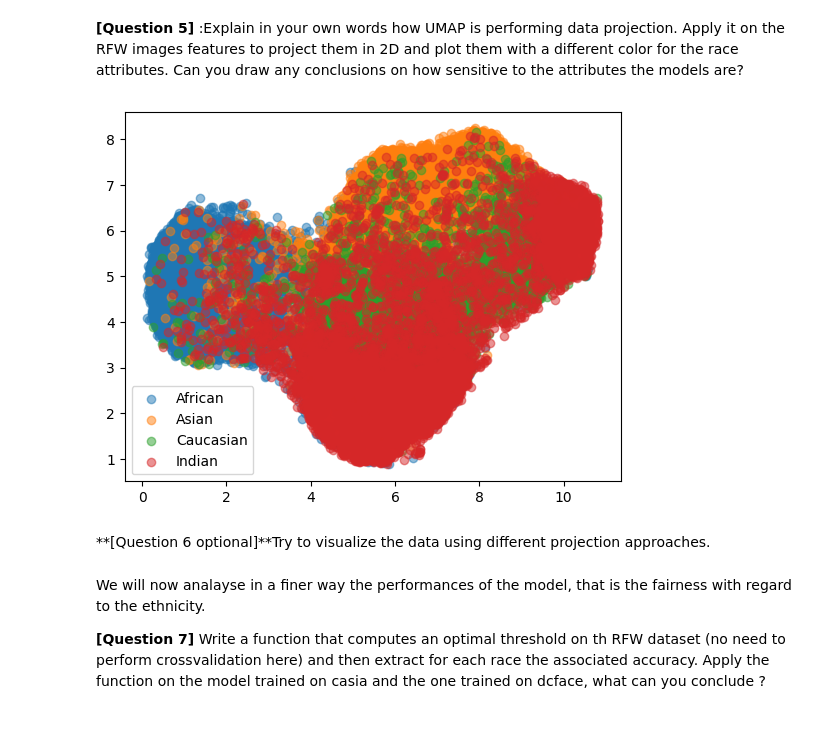
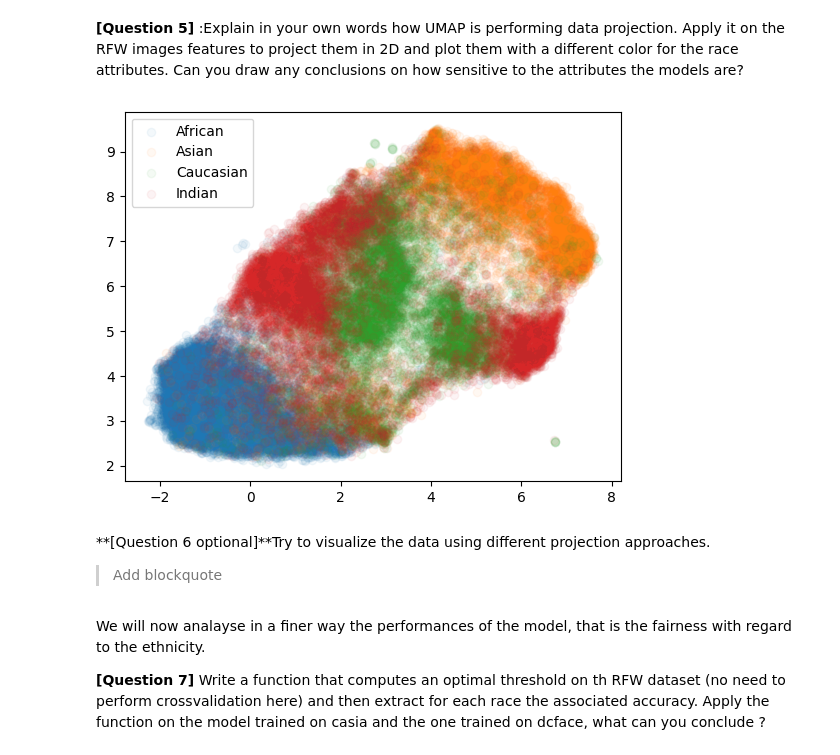
Before and after one commit to Carda01/fairness_ai, a Jupyter notebook: practical_fairness_in_ai_local_part3_Alfio_Cardillo.ipynb, the cells around one changed output. Drawn from its saved outputs; the diff is of its cells as text; code cells hidden in the pictures; blank space fills up the shorter version.

```diff
--- a/practical_fairness_in_ai_local_part3_Alfio_Cardillo.ipynb
+++ b/practical_fairness_in_ai_local_part3_Alfio_Cardillo.ipynb
@@ -924,6 +1025,21 @@ data_loader = torch.utils.data.DataLoader(image_set, batch_size=128, shuffle=Fal
+# %%
+import numpy as np
+
+# Load the data back
+data = np.load('rfw_features.npz')
+
+# Extract the arrays
+features_dc = data['features_dc']
+features_casia = data['features_casia']
+race_labels = data['race_labels']
+
+print("Data loaded successfully.")
+print(f"DC Features shape: {features_dc.shape}")
+print(f"CASIA Features shape: {features_casia.shape}")
+print(f"Race Labels shape: {race_labels.shape}")
 # %%
-features = None
-races = None
+features = features_casia
+races = race_labels
 # %%
 !pip install umap-learn
 # %% [output]
@@ -952,12 +1068,14 @@ reducer = umap.UMAP()
 projected_embeddings = reducer.fit_transform(features)
 # %%
 for label in np.unique(races):
-    plt.scatter(projected_embeddings[races == label, 0], projected_embeddings[races== label, 1], label = label, alpha=0.5)
+    plt.scatter(projected_embeddings[races == label, 0], projected_embeddings[races== label, 1], label = label, alpha=0.05)
 leg  =plt.legend()
 # %% [output]
-[figure, old version]
+[figure, new version]
 # %% [markdown]
 **[Question 6 optional]**Try to visualize the data using different projection approaches.
+
+> Add blockquote
 # %%
 ### CODE HERE
 # %% [markdown]
```
Also changed, not shown: parts of 8 cells of this notebook.
